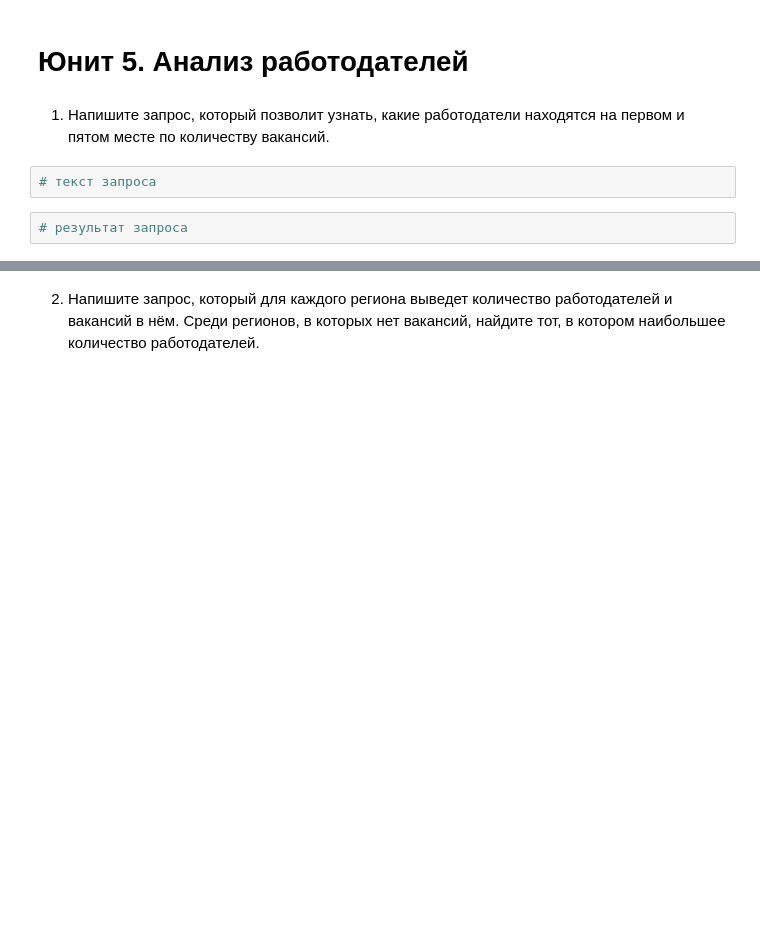
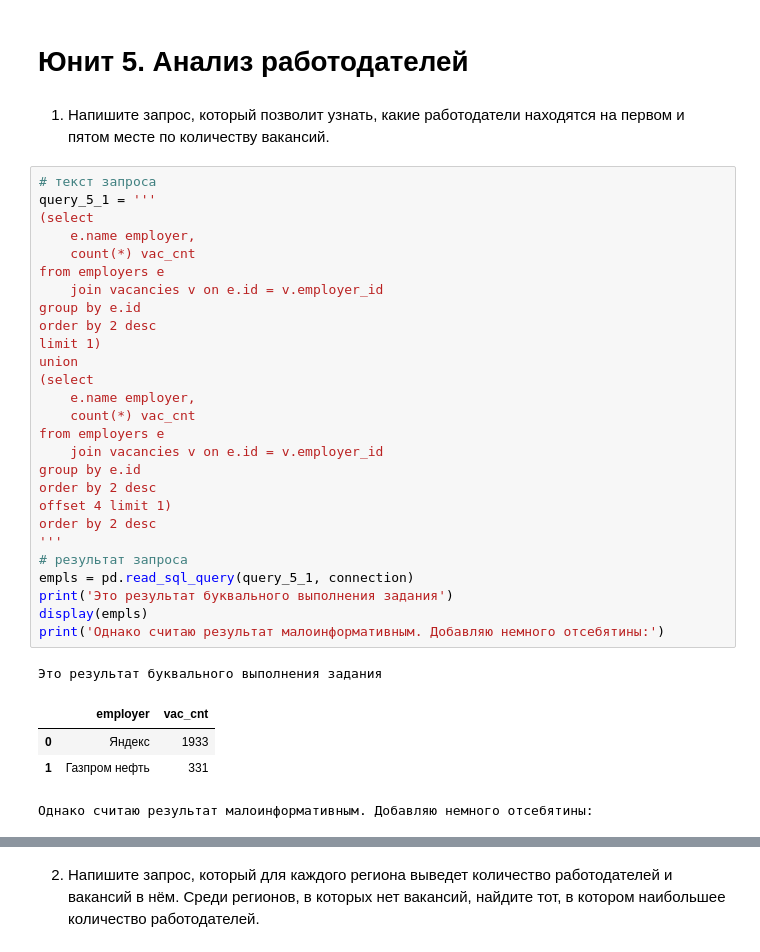
Before and after one commit to alexey300479/sf_datascience_2022, a Jupyter notebook: project_2/Project_2_Ноутбук_шаблон.ipynb, the cells around one changed output, grey strips where cells are left out. Cells and saved outputs as stored; diff of their text form; blank space fills up the shorter version.

```diff
--- a/project_2/Project_2_Ноутбук_шаблон.ipynb
+++ b/project_2/Project_2_Ноутбук_шаблон.ipynb
@@ -423,5 +425,34 @@ print_report(reports, 'Выводы по детальному анализу в
 1. Напишите запрос, который позволит узнать, какие работодатели находятся на первом и пятом месте по количеству вакансий.
 # %%
 # текст запроса
+query_5_1 = '''
+(select
+	e.name employer,
+	count(*) vac_cnt
+from employers e
+	join vacancies v on e.id = v.employer_id
+group by e.id
+order by 2 desc
+limit 1)
+union
+(select
+	e.name employer,
+	count(*) vac_cnt
+from employers e
+	join vacancies v on e.id = v.employer_id
+group by e.id
+order by 2 desc
+offset 4 limit 1)
+order by 2 desc
+'''
+# результат запроса
+empls = pd.read_sql_query(query_5_1, connection)
+print('Это результат буквального выполнения задания')
+display(empls)
+print('Однако считаю результат малоинформативным. Добавляю немного отсебятины:')
+# %% [output]
+Это результат буквального выполнения задания
+|  | employer | vac_cnt |
+| 0 | Яндекс | 1933 |
+| 1 | Газпром нефть | 331 |
+Однако считаю результат малоинформативным. Добавляю немного отсебятины:
-# %%
-# результат запроса
```
Also changed, not shown: parts of 3 cells of this notebook.
